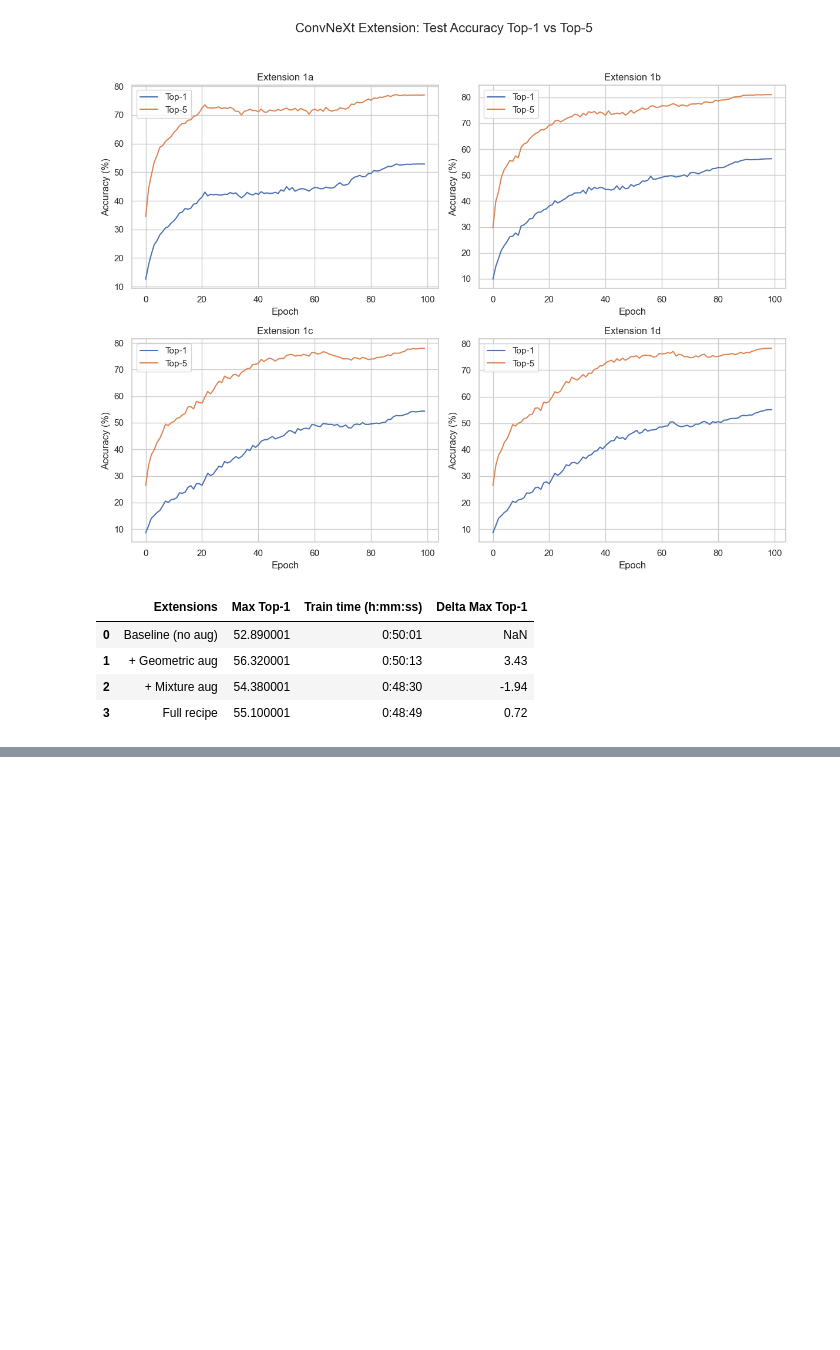
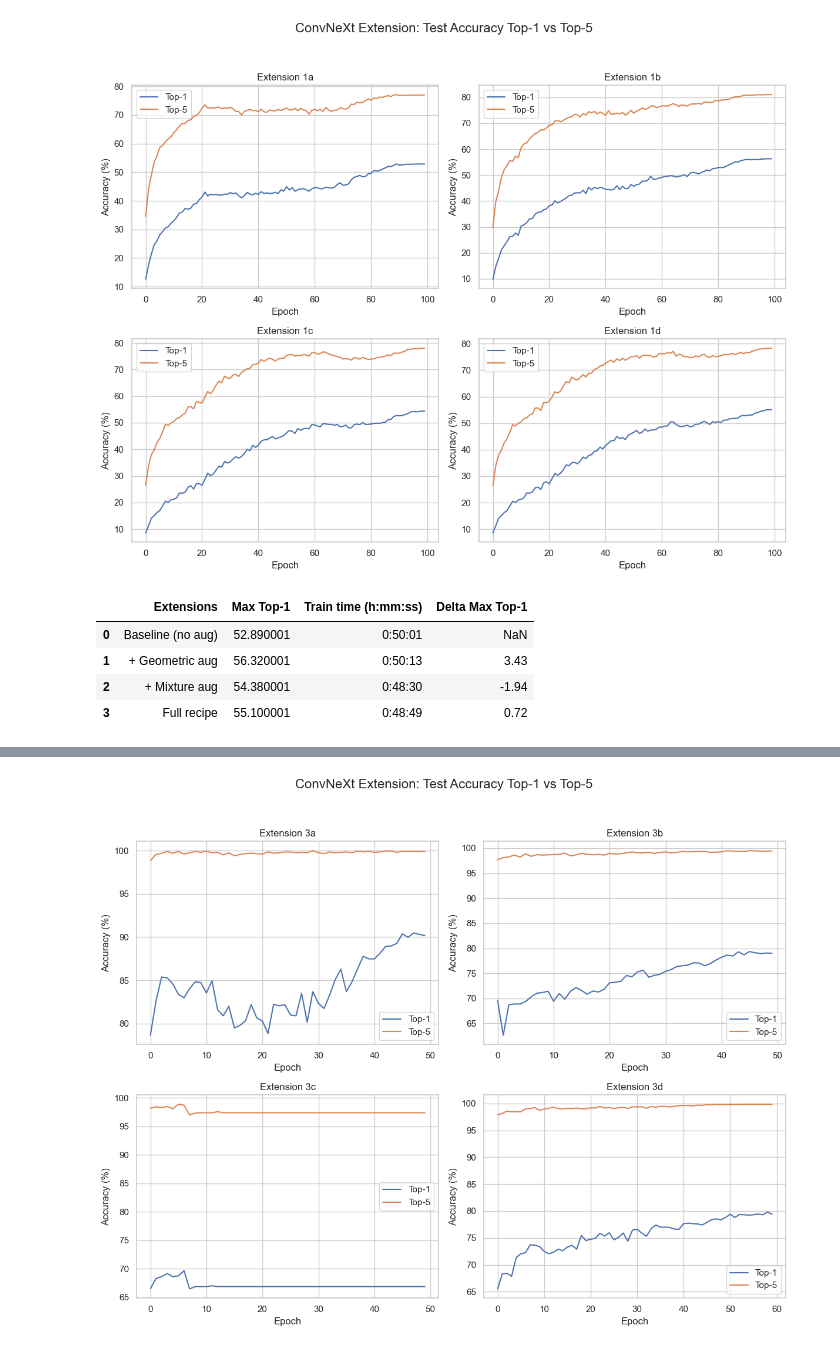
Before and after one commit to marcosoh/dsa5106-convnext-extension, a Jupyter notebook: results/results_from_logs.ipynb, the cells around one changed output, grey strips where cells are left out. Saved outputs shown, nothing was run; the diff lists cells and outputs as text; code cells hidden in the pictures; blank space fills up the shorter version.

```diff
--- a/results/results_from_logs.ipynb
+++ b/results/results_from_logs.ipynb
@@ -148,0 +315,40 @@ df
+# %%
+# Initialize Plot
+sns.set_theme(style="whitegrid")
+fig, axes = plt.subplots(2, 2, figsize=(12, 10))
+fig.suptitle('ConvNeXt Extension: Test Accuracy Top-1 vs Top-5', fontsize=16)
+
+# Define the subplots (row, col)
+axes[0, 0].plot(extracted_metrics_3a["epoch"], extracted_metrics_3a["test_acc1"], label="Top-1")
+axes[0, 0].plot(extracted_metrics_3a["epoch"], extracted_metrics_3a["test_acc5"], label="Top-5")
+axes[0, 0].set_title("Extension 3a")
+axes[0, 0].set_xlabel("Epoch")
+axes[0, 0].set_ylabel("Accuracy (%)")
+axes[0, 0].legend()
+
+axes[0, 1].plot(extracted_metrics_3b["epoch"], extracted_metrics_3b["test_acc1"], label="Top-1")
+axes[0, 1].plot(extracted_metrics_3b["epoch"], extracted_metrics_3b["test_acc5"], label="Top-5")
+axes[0, 1].set_title("Extension 3b")
+axes[0, 1].set_xlabel("Epoch")
+axes[0, 1].set_ylabel("Accuracy (%)")
+axes[0, 1].legend()
+
+axes[1, 0].plot(extracted_metrics_3c["epoch"], extracted_metrics_3c["test_acc1"], label="Top-1")
+axes[1, 0].plot(extracted_metrics_3c["epoch"], extracted_metrics_3c["test_acc5"], label="Top-5")
+axes[1, 0].set_title("Extension 3c")
+axes[1, 0].set_xlabel("Epoch")
+axes[1, 0].set_ylabel("Accuracy (%)")
+axes[1, 0].legend()
+
+axes[1, 1].plot(extracted_metrics_3d["epoch"], extracted_metrics_3d["test_acc1"], label="Top-1")
+axes[1, 1].plot(extracted_metrics_3d["epoch"], extracted_metrics_3d["test_acc5"], label="Top-5")
+axes[1, 1].set_title("Extension 3d")
+axes[1, 1].set_xlabel("Epoch")
+axes[1, 1].set_ylabel("Accuracy (%)")
+axes[1, 1].legend()
+
+# Clean up layout
+plt.tight_layout(rect=[0, 0.03, 1, 0.95])
+plt.show()
+# %% [output]
+[figure, added]
```
Also changed, not shown: parts of 13 cells of this notebook, 5 other files.
